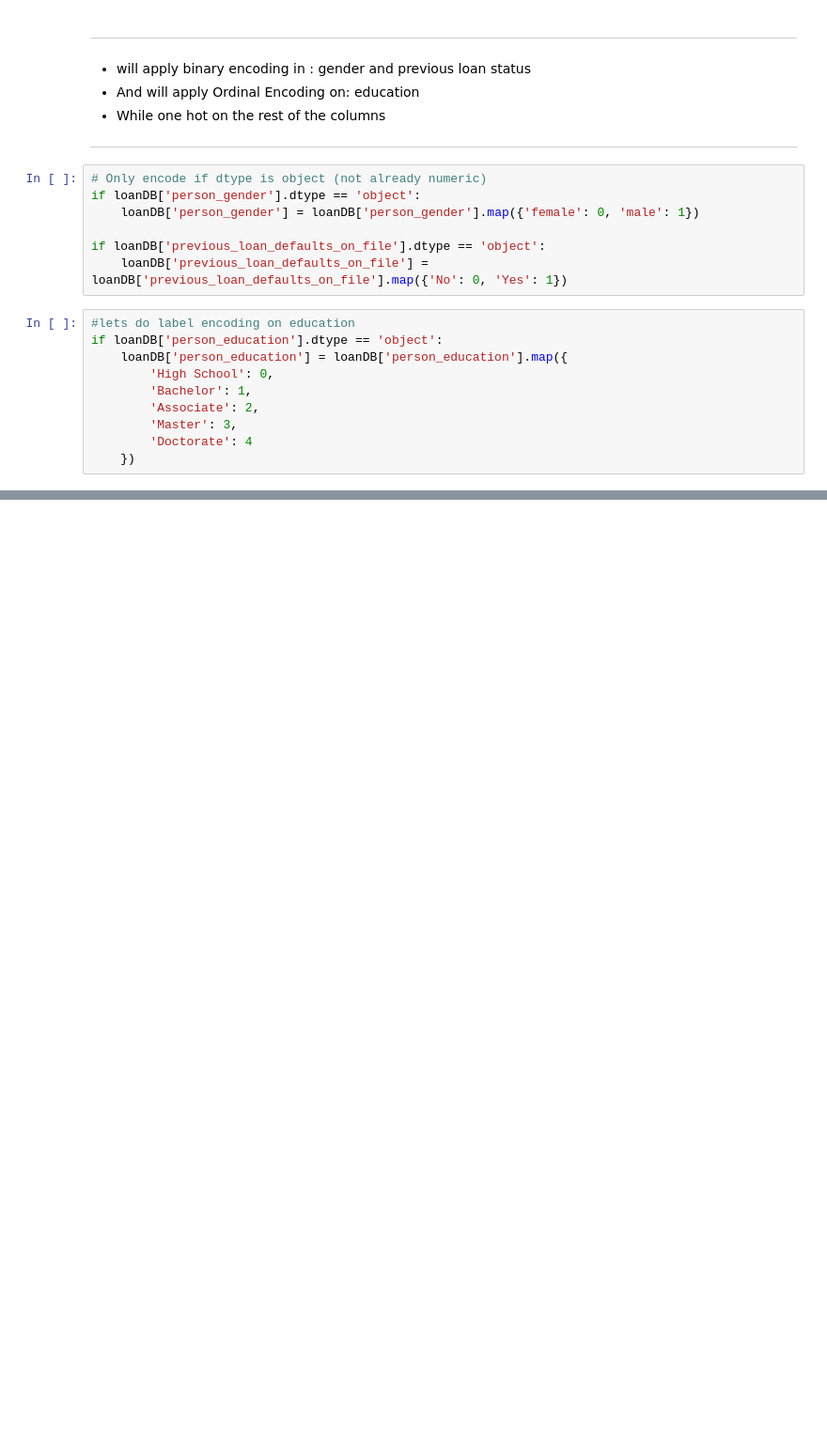
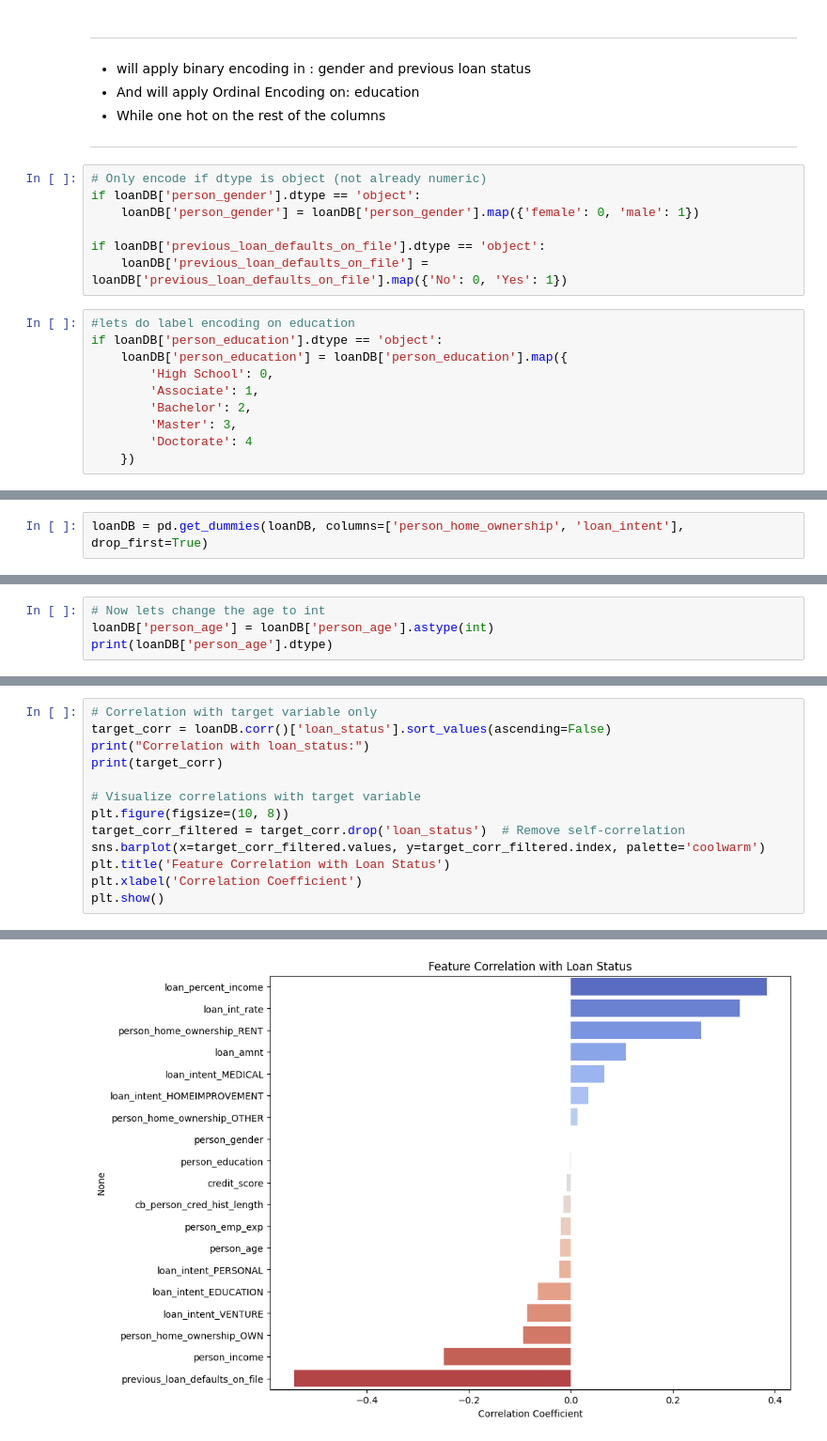
Before and after one commit to AbdulHadi17/VENV-Regression, a Jupyter notebook: notebooks/Logistic regression/main.ipynb, the cells around one changed output, grey strips where cells are left out. Shown: that part at 94% size. Cells and saved outputs as stored; diff of their text form; blank space fills up the shorter version.

Commit message:
Handeled Correlation , eliminated multicollinearity and more cleaning of data

```diff
--- a/notebooks/Logistic regression/main.ipynb
+++ b/notebooks/Logistic regression/main.ipynb
@@ -218,8 +208,8 @@ if loanDB['previous_loan_defaults_on_file'].dtype == 'object':
 if loanDB['person_education'].dtype == 'object':
     loanDB['person_education'] = loanDB['person_education'].map({
         'High School': 0,
-        'Bachelor': 1,
-        'Associate': 2,
+        'Associate': 1,
+        'Bachelor': 2,
         'Master': 3,
         'Doctorate': 4
     })
@@ -234,0 +241,2 @@ Name: count, dtype: int64
+# %%
+loanDB = pd.get_dummies(loanDB, columns=['person_home_ownership', 'loan_intent'], drop_first=True)
@@ -234,0 +252,4 @@ Name: count, dtype: int64
+# %%
+# Now lets change the age to int
+loanDB['person_age'] = loanDB['person_age'].astype(int)
+print(loanDB['person_age'].dtype)
@@ -234,0 +262,14 @@ Name: count, dtype: int64
+# %%
+# Correlation with target variable only
+target_corr = loanDB.corr()['loan_status'].sort_values(ascending=False)
+print("Correlation with loan_status:")
+print(target_corr)
+
+# Visualize correlations with target variable
+plt.figure(figsize=(10, 8))
+target_corr_filtered = target_corr.drop('loan_status')  # Remove self-correlation
+sns.barplot(x=target_corr_filtered.values, y=target_corr_filtered.index, palette='coolwarm')
+plt.title('Feature Correlation with Loan Status')
+plt.xlabel('Correlation Coefficient')
+plt.show()
+# %% [output]
@@ -234,0 +296 @@ Name: count, dtype: int64
+[figure, added]
```
Also changed, not shown: parts of 18 cells of this notebook.
